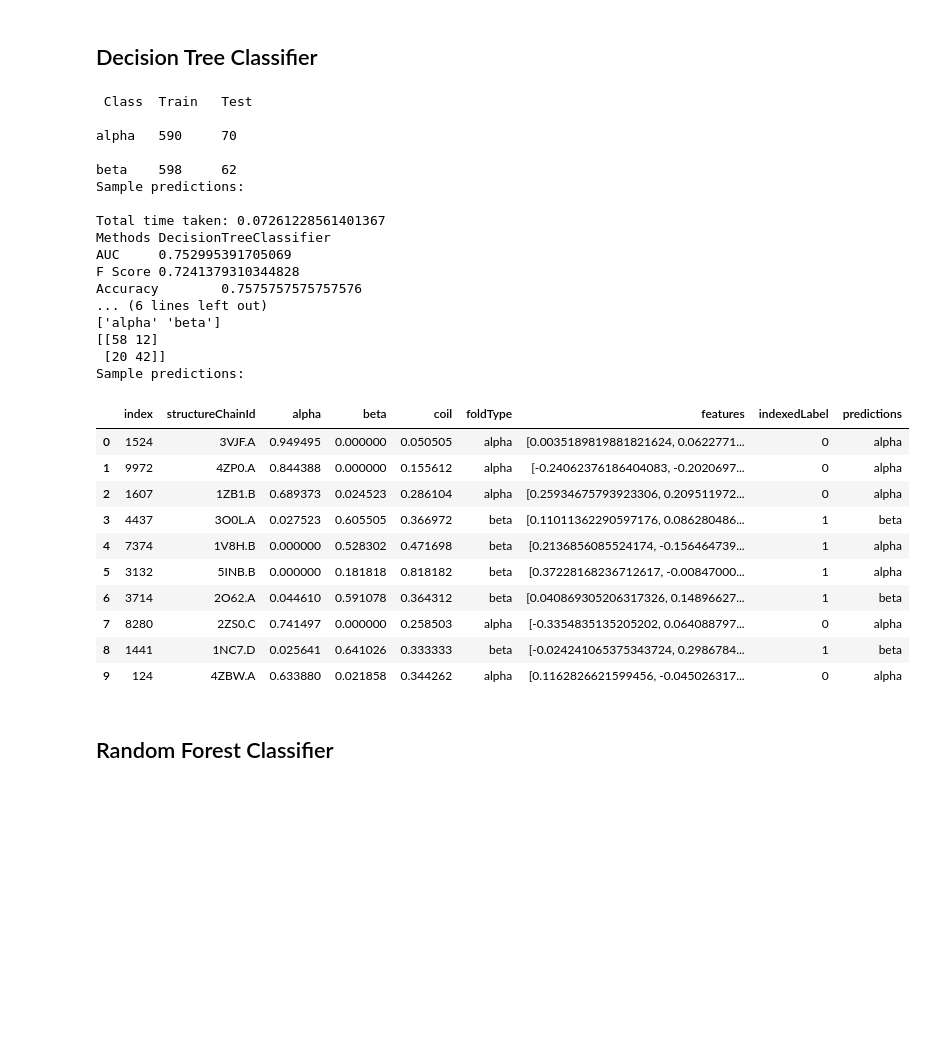
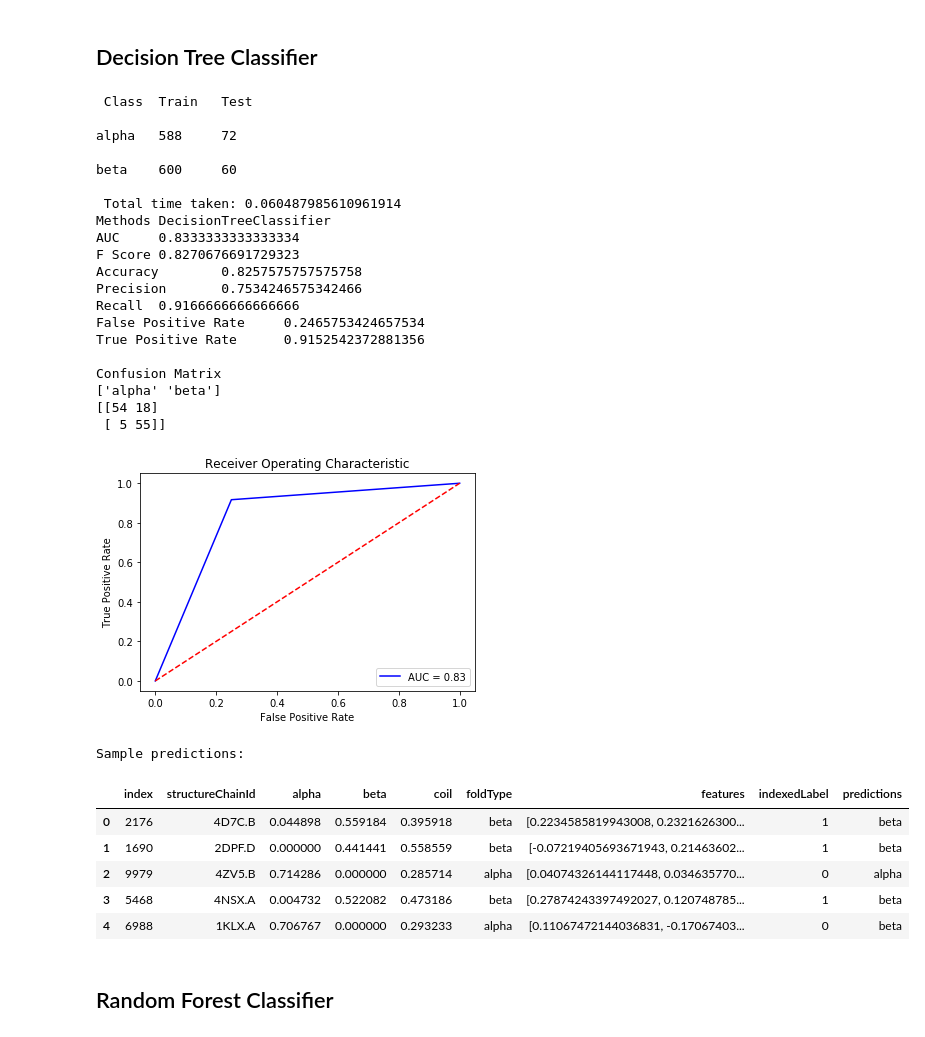
Before and after one commit to sbl-sdsc/mmtf-workshop-2018, a Jupyter notebook: 6-machine-learning/3-Classification-Sklearn.ipynb, the cells around one changed output. Cells and saved outputs as stored; diff of their text form; code cells hidden in the pictures; blank space fills up the shorter version.

Commit message:
[UPDATE] re-run notebooks with new files and plot roc

```diff
--- a/6-machine-learning/3-Classification-Sklearn.ipynb
+++ b/6-machine-learning/3-Classification-Sklearn.ipynb
@@ -96,41 +96,44 @@ Name: foldType, dtype: int64
 # %%
 from sklearn.tree import DecisionTreeClassifier
 clf = DecisionTreeClassifier()
 mcc = mltoolkit.MultiClassClassifier(clf, 'foldType', testFraction=0.1)
 matrics = mcc.fit(df)
 for k,v in matrics.items(): print(f"{k}\t{v}")
 
+# Plot ROC
+mltoolkit.plot_roc(mcc.TPR, mcc.FPR, mcc.AUC)
+
 print("Sample predictions: ")
-mcc.prediction.head(10)
+mcc.prediction.head()
 # %% [output]
  Class  Train   Test
 
-alpha   590     70
+alpha   588     72
 
-beta    598     62
-Sample predictions:
+beta    600     60
 
-Total time taken: 0.07261228561401367
+ Total time taken: 0.060487985610961914
 Methods DecisionTreeClassifier
-AUC     0.752995391705069
-F Score 0.7241379310344828
-Accuracy        0.7575757575757576
-... (6 lines left out)
+AUC     0.8333333333333334
+F Score 0.8270676691729323
+Accuracy        0.8257575757575758
+Precision       0.7534246575342466
+Recall  0.9166666666666666
+False Positive Rate     0.2465753424657534
+True Positive Rate      0.9152542372881356
+
+Confusion Matrix
 ['alpha' 'beta']
-[[58 12]
- [20 42]]
-Sample predictions:
+[[54 18]
+ [ 5 55]]
+[figure, added]
+Sample predictions:
 |  | index | structureChainId | alpha | beta | coil | foldType | features | indexedLabel | predictions |
-| 0 | 1524 | 3VJF.A | 0.949495 | 0.000000 | 0.050505 | alpha | [0.0035189819881821624, 0.0622771... | 0 | alpha |
-| 1 | 9972 | 4ZP0.A | 0.844388 | 0.000000 | 0.155612 | alpha | [-0.24062376186404083, -0.2020697... | 0 | alpha |
-| 2 | 1607 | 1ZB1.B | 0.689373 | 0.024523 | 0.286104 | alpha | [0.25934675793923306, 0.209511972... | 0 | alpha |
-| 3 | 4437 | 3O0L.A | 0.027523 | 0.605505 | 0.366972 | beta | [0.11011362290597176, 0.086280486... | 1 | beta |
-| 4 | 7374 | 1V8H.B | 0.000000 | 0.528302 | 0.471698 | beta | [0.2136856085524174, -0.156464739... | 1 | alpha |
-| 5 | 3132 | 5INB.B | 0.000000 | 0.181818 | 0.818182 | beta | [0.37228168236712617, -0.00847000... | 1 | alpha |
-| 6 | 3714 | 2O62.A | 0.044610 | 0.591078 | 0.364312 | beta | [0.040869305206317326, 0.14896627... | 1 | beta |
-| 7 | 8280 | 2ZS0.C | 0.741497 | 0.000000 | 0.258503 | alpha | [-0.3354835135205202, 0.064088797... | 0 | alpha |
-| 8 | 1441 | 1NC7.D | 0.025641 | 0.641026 | 0.333333 | beta | [-0.024241065375343724, 0.2986784... | 1 | beta |
-| 9 | 124 | 4ZBW.A | 0.633880 | 0.021858 | 0.344262 | alpha | [0.1162826621599456, -0.045026317... | 0 | alpha |
+| 0 | 2176 | 4D7C.B | 0.044898 | 0.559184 | 0.395918 | beta | [0.2234585819943008, 0.2321626300... | 1 | beta |
+| 1 | 1690 | 2DPF.D | 0.000000 | 0.441441 | 0.558559 | beta | [-0.07219405693671943, 0.21463602... | 1 | beta |
+| 2 | 9979 | 4ZV5.B | 0.714286 | 0.000000 | 0.285714 | alpha | [0.04074326144117448, 0.034635770... | 0 | alpha |
+| 3 | 5468 | 4NSX.A | 0.004732 | 0.522082 | 0.473186 | beta | [0.27874243397492027, 0.120748785... | 1 | beta |
+| 4 | 6988 | 1KLX.A | 0.706767 | 0.000000 | 0.293233 | alpha | [0.11067472144036831, -0.17067403... | 0 | beta |
 # %% [markdown]
 ## Random Forest Classifier
 # %%
```
Also changed, not shown: parts of 4 cells of this notebook, 1 other file.
